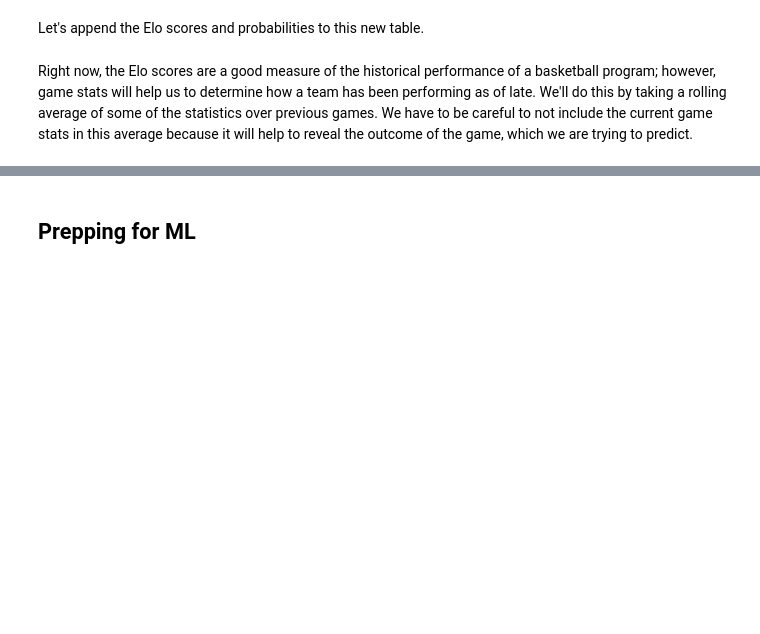
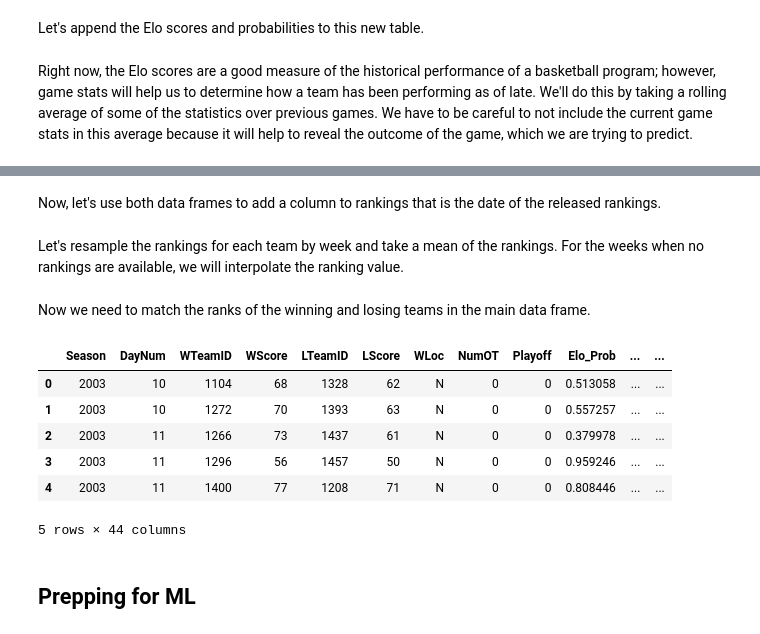
Before and after one commit to tracijo32/march_madness_mens, a Jupyter notebook: NCAA_Tourney_Mens.ipynb, the cells around one changed output, grey strips where cells are left out. Cells and saved outputs as stored; diff of their text form; code cells hidden in the pictures; blank space fills up the shorter version.

Commit message:
added rankings, ML

```diff
--- a/NCAA_Tourney_Mens.ipynb
+++ b/NCAA_Tourney_Mens.ipynb
@@ -287,0 +297,2 @@ for r in to_roll:
+# %% [markdown]
+Now, let's use both data frames to add a column to rankings that is the date of the released rankings.
@@ -287,0 +302,11 @@ for r in to_roll:
+# %% [markdown]
+Let's resample the rankings for each team by week and take a mean of the rankings. For the weeks when no rankings are available, we will interpolate the ranking value.
+# %%
+## save this in a dictionary with team ID as key
+eff_rank = {t:rankings[rankings['TeamID'] == t].set_index('Date').resample('7D').mean().interpolate()['OrdinalRank'] \
+               for t in rankings['TeamID'].unique()}
+# %% [markdown]
+Now we need to match the ranks of the winning and losing teams in the main data frame.
+# %%
+data['Date'] = data.apply(lambda row: pd.to_timedelta(row['DayNum'],unit='D') \
+                          + seasons.loc[row['Season'],'DayZero'],axis=1)
@@ -288,3 +323,13 @@ for r in to_roll:
+# %%
+data.head()
+# %% [output]
+|  | Season | DayNum | WTeamID | WScore | LTeamID | LScore | WLoc | NumOT | Playoff | Elo_Prob | ... | ... |
+| 0 | 2003 | 10 | 1104 | 68 | 1328 | 62 | N | 0 | 0 | 0.513058 | ... | ... |
+| 1 | 2003 | 10 | 1272 | 70 | 1393 | 63 | N | 0 | 0 | 0.557257 | ... | ... |
+| 2 | 2003 | 11 | 1266 | 73 | 1437 | 61 | N | 0 | 0 | 0.379978 | ... | ... |
+| 3 | 2003 | 11 | 1296 | 56 | 1457 | 50 | N | 0 | 0 | 0.959246 | ... | ... |
+| 4 | 2003 | 11 | 1400 | 77 | 1208 | 71 | N | 0 | 0 | 0.808446 | ... | ... |
+5 rows × 44 columns
 # %% [markdown]
 ## Prepping for ML
 # %% [markdown]
```
Also changed, not shown: parts of 38 cells of this notebook.
